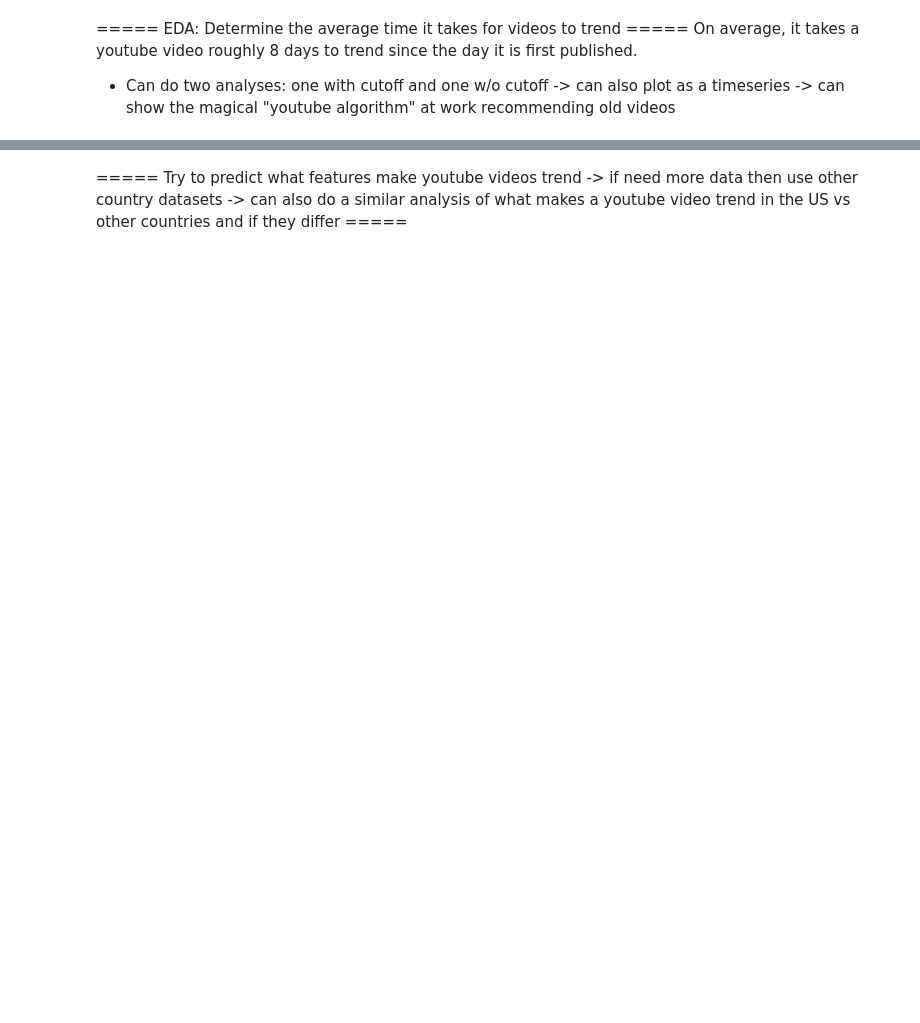
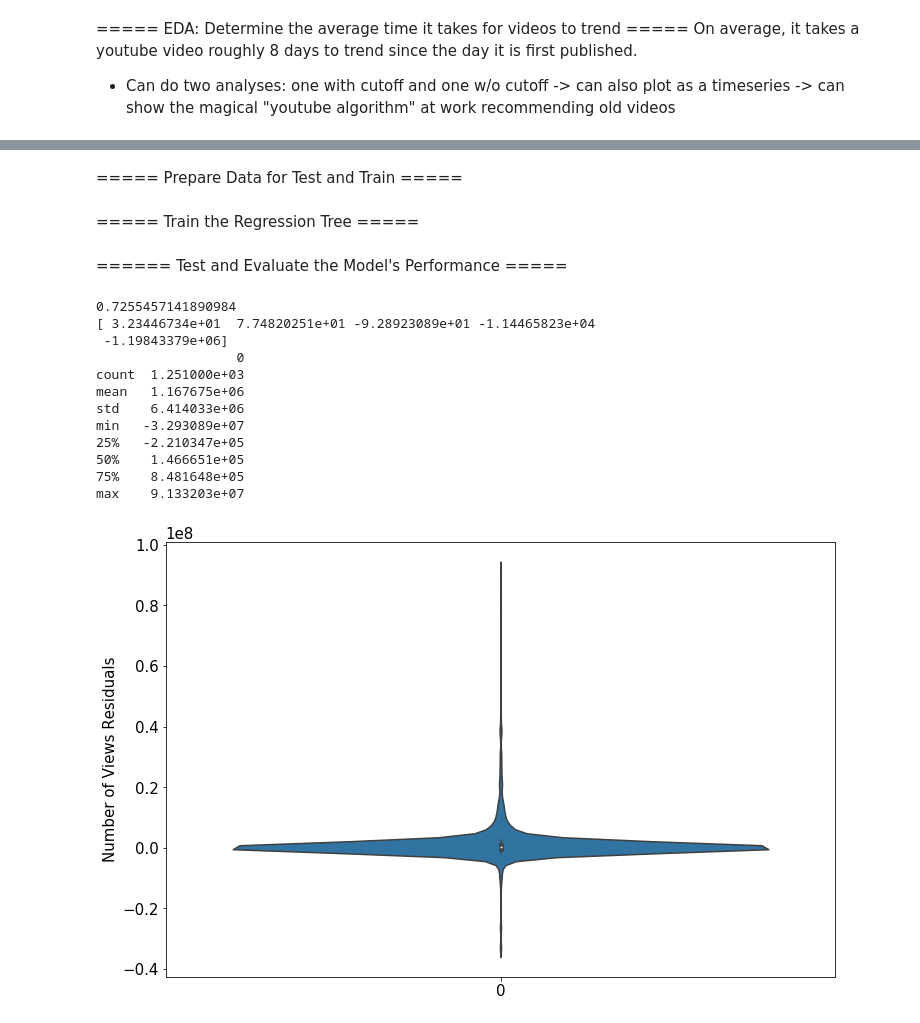
Before and after one commit to NickBoller/NickBoller.github.io, a Jupyter notebook: Final Project.ipynb, the cells around one changed output, grey strips where cells are left out. Drawn from its saved outputs; the diff is of its cells as text; code cells hidden in the pictures; blank space fills up the shorter version.

```diff
--- a/Final Project.ipynb
+++ b/Final Project.ipynb
@@ -251,2 +350,55 @@ print(avg_time_to_trend/num_data_points)
-# %% [markdown]
-===== Try to predict what features make youtube videos trend -> if need more data then use other country datasets -> can also do a similar analysis of what makes a youtube video trend in the US vs other countries and if they differ =====
+# %% [markdown]
+===== Prepare Data for Test and Train =====
+# %%
+# Split data into an 80/20 split of training and testing data
+num_data_points = len(yt_videos.index)
+
+# Use views, likes, dislikes, and comment_count as the features
+X_train = yt_videos[['likes', 'dislikes', 'comment_count', 'category_id', 'like_ratio']][:int(0.8*num_data_points)]
+y_train = list(yt_videos['views'][:int(0.8*num_data_points)])
+
+X_test = yt_videos[['likes', 'dislikes', 'comment_count', 'category_id', 'like_ratio']][int(0.8*num_data_points):]
+y_test = list(yt_videos['views'][int(0.8*num_data_points):])
+
+# X = yt_videos[['likes', 'dislikes', 'comment_count', 'category_id']]
+# y = yt_videos['views']
+# %% [markdown]
+===== Train the Regression Tree =====
+# %%
+# TRY LINEAR REGRESSION
+lin_reg = LinearRegression().fit(X_train, y_train)
+# %% [markdown]
+====== Test and Evaluate the Model's Performance =====
+# %%
+# Print the R squared value
+print(lin_reg.score(X_test, y_test))
+
+print(lin_reg.coef_)
+
+# Calculate the residual values of the actual vs predicted values
+y_pred = lin_reg.predict(X_test)
+residuals = y_test - y_pred
+
+# Make the violin plot of the residual values
+fig = plt.gcf()
+fig.set_size_inches(12, 8)
+ax = sns.violinplot(data=residuals)
+ax.set(ylabel='Number of Views Residuals')
+
+# Print descriptive Statistics
+df_describe = pd.DataFrame(residuals).describe()
+print(df_describe)
+# %% [output]
+0.7255457141890984
+[ 3.23446734e+01  7.74820251e+01 -9.28923089e+01 -1.14465823e+04
+ -1.19843379e+06]
+                  0
+count  1.251000e+03
+mean   1.167675e+06
+std    6.414033e+06
+min   -3.293089e+07
+25%   -2.210347e+05
+50%    1.466651e+05
+75%    8.481648e+05
+max    9.133203e+07
+[figure, added]
```
Also changed, not shown: parts of 9 cells of this notebook.
